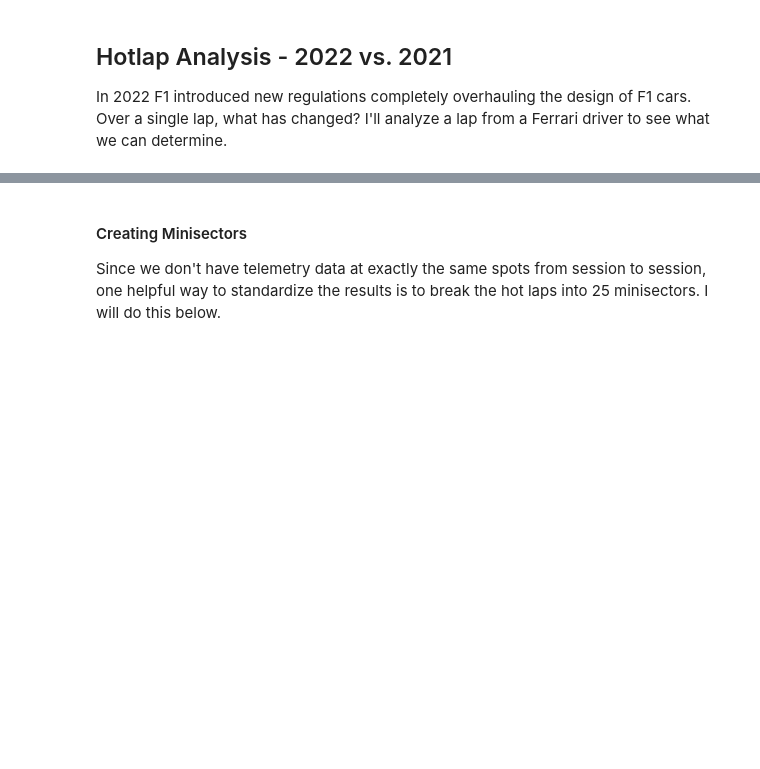
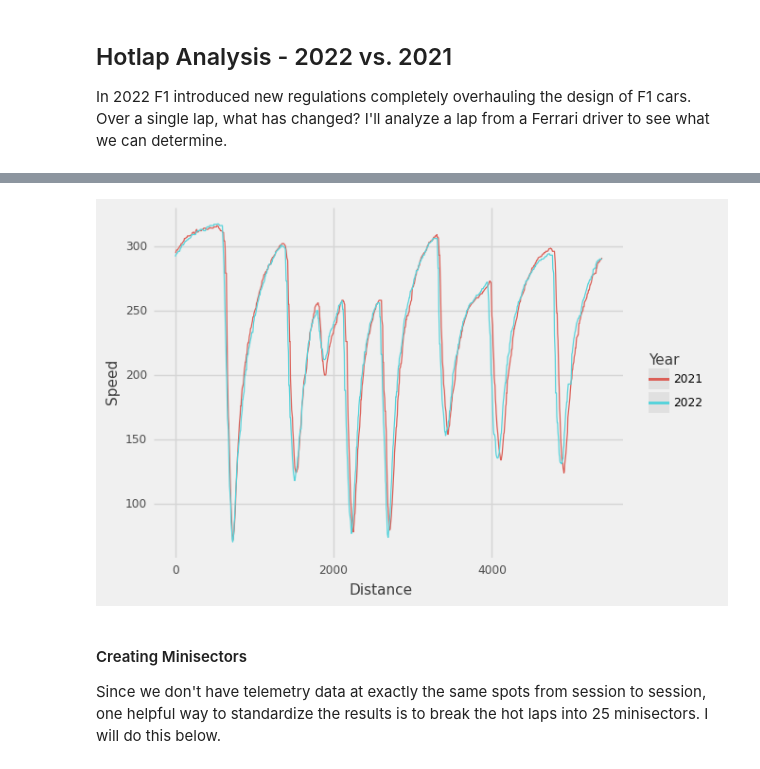
Before and after one commit to jackhopper/F1-Analysis, a Jupyter notebook: 2022_vs_2021.ipynb, the cells around one changed output, grey strips where cells are left out. Cells and saved outputs as stored; diff of their text form; code cells hidden in the pictures; blank space fills up the shorter version.

```diff
--- a/2022_vs_2021.ipynb
+++ b/2022_vs_2021.ipynb
@@ -60,3 +60,11 @@ core           INFO     Loaded data for 20 drivers: ['47', '14', '10', '44', '23
 | 4 | 2021-03-27 15:59:12.675 | 0 days 01:14:12.290000 |  | 432.520833 | 0 days 00:00:00.174000 | 10645 | 297 | 8 | 100 | ... |
 | 5 | 2021-03-27 15:59:12.864 | 0 days 01:14:12.479000 |  | 432.520833 | 0 days 00:00:00.363000 | 10676 | 297 | 8 | 100 | ... |
 | 6 | 2021-03-27 15:59:12.915 | 0 days 01:14:12.530000 | 33 | 432.520833 | 0 days 00:00:00.414000 | 10708 | 298 | 8 | 100 | ... |
+# %%
+#Limit analysis to speed for each year and round each distance to the nearest 5 meters
+
+speed = telemetry.pivot(index = 'Distance'
+                    , columns = 'Year'
+                    , values = 'Speed').sort_values('Distance').reset_index()
+
+#speed = speed.sort_values('Distance')
@@ -63,3 +123,20 @@ core           INFO     Loaded data for 20 drivers: ['47', '14', '10', '44', '23
+# %%
+#Then unpivot data (for graphing)
+chart = speed_filled[['distance_group', '2021', '2022']].melt(id_vars=['distance_group'], var_name = 'Year', value_name = 'Speed')
+
+#Chart
+from plotnine import ggplot, aes, geom_col, geom_line, theme_538, scale_fill_manual, labs, ggtitle, guides, scale_y_continuous, scale_color_manual, scale_fill_manual, coord_flip
+from mizani.formatters import custom_format
+
+a = (ggplot(chart, aes(x="distance_group", y = "Speed", color = "Year"))
+     + geom_line()
+     + theme_538()
+     + labs(x='Distance', y = 'Speed')
+)
+
+print(a)
+# %% [output]
+[figure, added]
 # %% [markdown]
 #### Creating Minisectors
 
```
Also changed, not shown: parts of 6 cells of this notebook.
